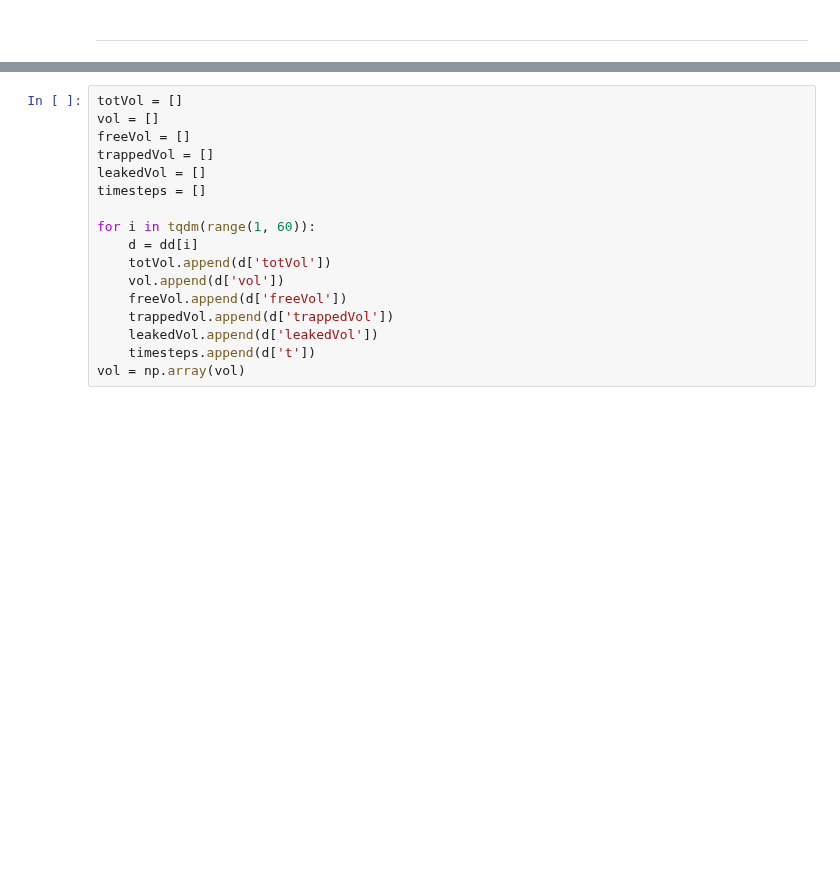
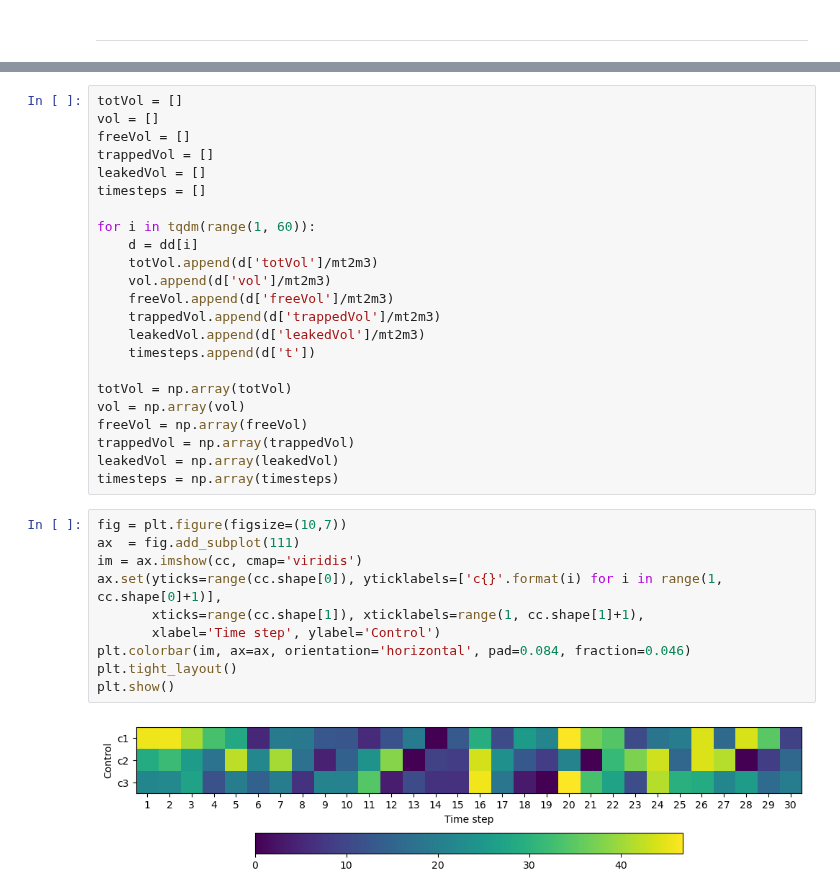
Before and after one commit to misaelmmorales/Placement-Control-Optim-CO2, a Jupyter notebook: SlopingAquifer/SlopingAquifer.ipynb, the cells around one changed output, grey strips where cells are left out. Saved outputs shown, nothing was run; the diff lists cells and outputs as text; blank space fills up the shorter version.

```diff
--- a/SlopingAquifer/SlopingAquifer.ipynb
+++ b/SlopingAquifer/SlopingAquifer.ipynb
@@ -26,11 +58,29 @@ timesteps = []
 
 for i in tqdm(range(1, 60)):
     d = dd[i]
-    totVol.append(d['totVol'])
-    vol.append(d['vol'])
-    freeVol.append(d['freeVol'])
-    trappedVol.append(d['trappedVol'])
-    leakedVol.append(d['leakedVol'])
+    totVol.append(d['totVol']/mt2m3)
+    vol.append(d['vol']/mt2m3)
+    freeVol.append(d['freeVol']/mt2m3)
+    trappedVol.append(d['trappedVol']/mt2m3)
+    leakedVol.append(d['leakedVol']/mt2m3)
     timesteps.append(d['t'])
+
+totVol = np.array(totVol)
 vol = np.array(vol)
+freeVol = np.array(freeVol)
+trappedVol = np.array(trappedVol)
+leakedVol = np.array(leakedVol)
+timesteps = np.array(timesteps)
+# %%
+fig = plt.figure(figsize=(10,7))
+ax  = fig.add_subplot(111)
+im = ax.imshow(cc, cmap='viridis')
+ax.set(yticks=range(cc.shape[0]), yticklabels=['c{}'.format(i) for i in range(1, cc.shape[0]+1)],
+       xticks=range(cc.shape[1]), xticklabels=range(1, cc.shape[1]+1),
+       xlabel='Time step', ylabel='Control')
+plt.colorbar(im, ax=ax, orientation='horizontal', pad=0.084, fraction=0.046)
+plt.tight_layout()
+plt.show()
+# %% [output]
+[figure, added]
 # %%
```
Also changed, not shown: parts of 7 cells of this notebook, 5 other files.
